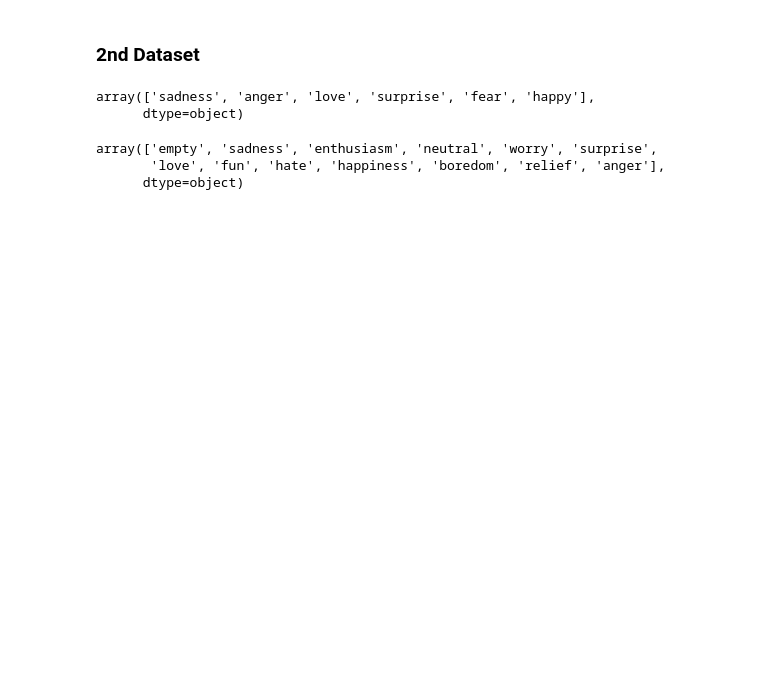
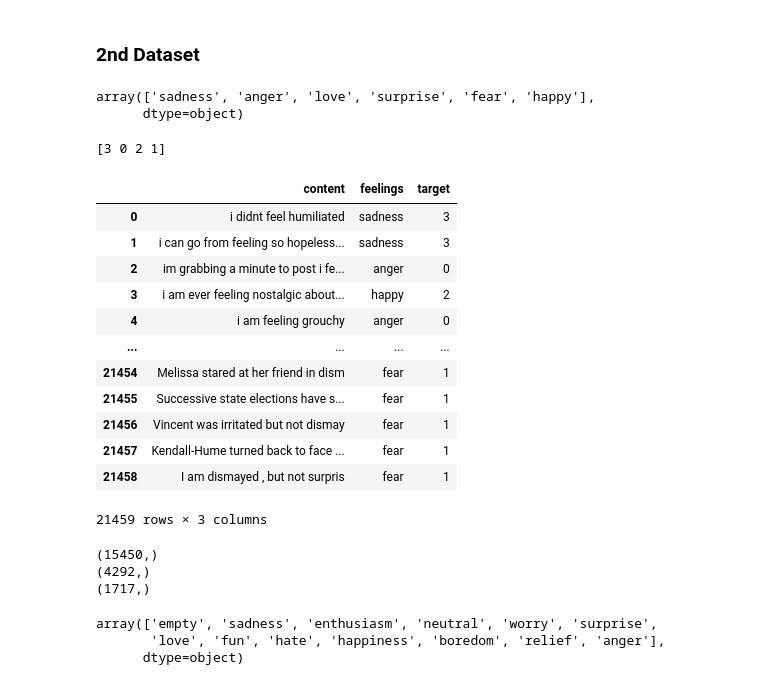
Before and after one commit to Flockyy/feelingz, a Jupyter notebook: flo/eda.ipynb, the cells around one changed output. Cells and saved outputs as stored; diff of their text form; code cells hidden in the pictures; blank space fills up the shorter version.

```diff
--- a/flo/eda.ipynb
+++ b/flo/eda.ipynb
@@ -138,3 +125,38 @@ array(['sadness', 'anger', 'love', 'surprise', 'fear', 'happy'],
+# %%
+df['target'] = le.fit_transform(df['feelings'])
+print(df.target.unique())
+df
+# %% [output]
+[3 0 2 1]
+|  | content | feelings | target |
+| 0 | i didnt feel humiliated | sadness | 3 |
+| 1 | i can go from feeling so hopeless... | sadness | 3 |
+| 2 | im grabbing a minute to post i fe... | anger | 0 |
+| 3 | i am ever feeling nostalgic about... | happy | 2 |
+| 4 | i am feeling grouchy | anger | 0 |
+| ... | ... | ... | ... |
+| 21454 | Melissa stared at her friend in dism | fear | 1 |
+| 21455 | Successive state elections have s... | fear | 1 |
+| 21456 | Vincent was irritated but not dismay | fear | 1 |
+| 21457 | Kendall-Hume turned back to face ... | fear | 1 |
+| 21458 | I am dismayed , but not surpris | fear | 1 |
+21459 rows × 3 columns
+# %%
+from sklearn.model_selection import train_test_split
+
+X = df['content']
+y = df.target
+
+X_train, X_valid, y_train, y_valid = train_test_split(X, y, test_size=0.2, shuffle=True, random_state=42)
+X_train, X_test, y_train, y_test = train_test_split(X_train, y_train, test_size=0.1, shuffle=True, random_state=42)
+
+print(X_train.shape)
+print(X_valid.shape)
+print(X_test.shape)
+# %% [output]
+(15450,)
+(4292,)
+(1717,)
 # %%
 twitter_df.feelings.unique()
 # %% [output]
```
Also changed, not shown: parts of 26 cells of this notebook, 2 other files.
